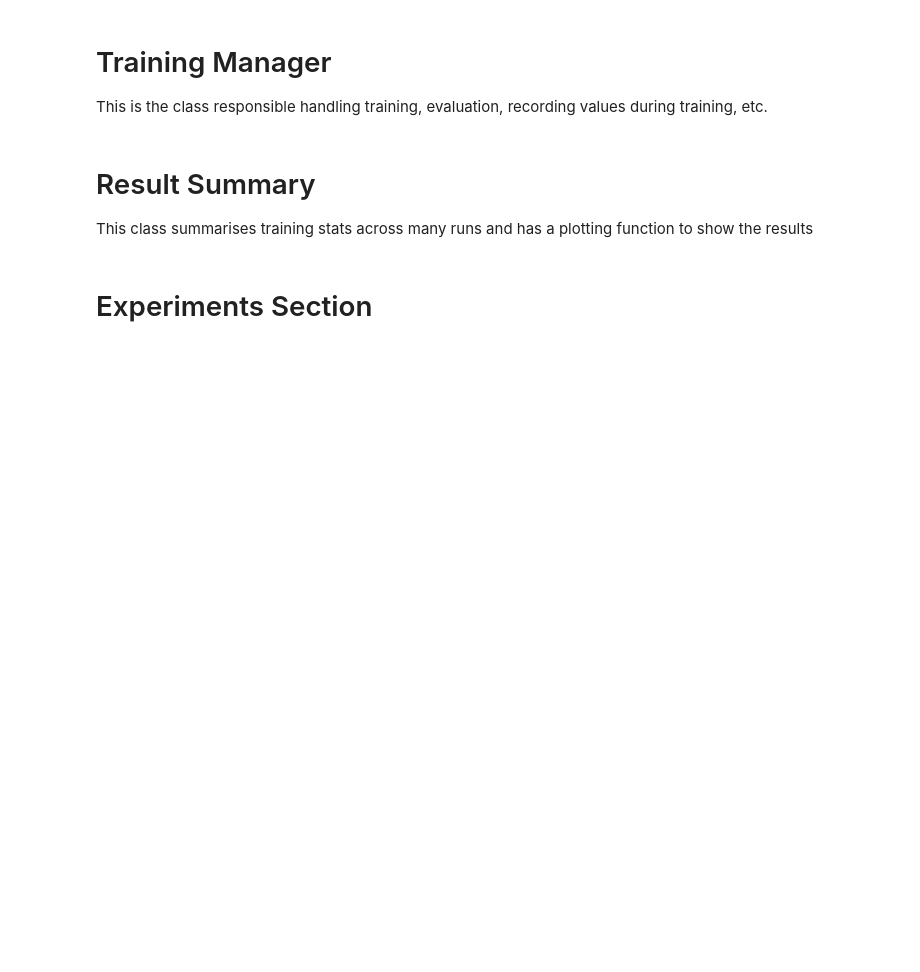
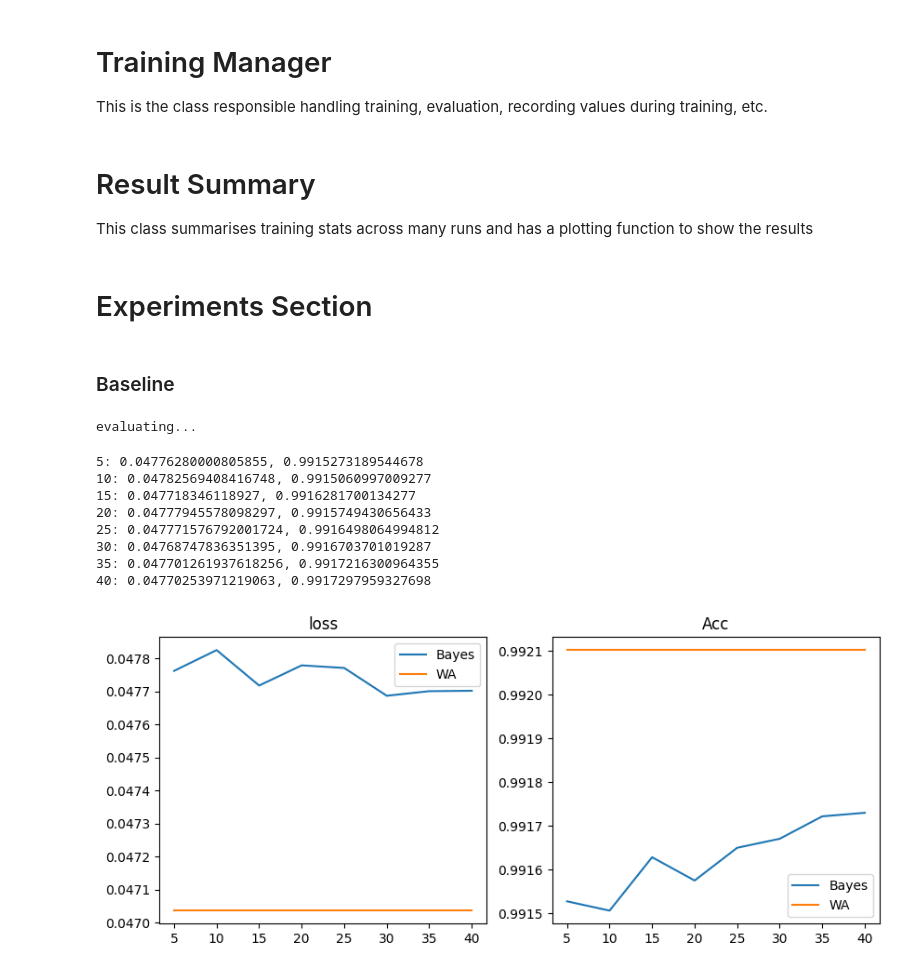
Before and after one commit to LeonY117/msc_project, a Jupyter notebook: notebooks/MC_Dropout.ipynb, the cells around one changed output. Saved outputs shown, nothing was run; the diff lists cells and outputs as text; code cells hidden in the pictures; blank space fills up the shorter version.

```diff
--- a/notebooks/MC_Dropout.ipynb
+++ b/notebooks/MC_Dropout.ipynb
@@ -43,2 +398,5 @@ Using cpu
+# %%
+train_dataset = MemoryDataset(X_train_raw, y_train_raw, train_transforms)
+val_dataset = MemoryDataset(X_val_raw, y_val_raw, val_transforms)
 # %% [markdown]
 ## DataLoader Definition
@@ -57,0 +736,22 @@ Define some key classes for training
+# %%
+class AccuracyMetric(object):
+  def __init__(self):
+    pass
+
+  def __call__(self, y_true, y_pred):
+    '''
+    Args
+    ----------
+    y_true: torch.tensor (n, 1, 224, 224)
+    y_pred: torch.tensor (n, 3, 224, 224)
+    '''
+    # select most probable class
+    y_pred = torch.argmax(y_pred, 1, keepdim=True) # TODO: do I need sigmoid in front of this?
+    mask = torch.where(y_true == 3, zeros_like(y_true), ones_like(y_true))
+
+    # correct pixels
+    diff = torch.where(y_pred == y_true, ones_like(y_true), zeros_like(y_true))
+    # filter
+    diff = accuracy = diff.sum() / mask.sum()
+
+    return accuracy
@@ -65,3 +1034,5 @@ This is the class responsible handling training, evaluation, recording values du
 This class summarises training stats across many runs and has a plotting function to show the results
 # %% [markdown]
 # Experiments Section
+# %% [markdown]
+### Baseline
@@ -67,0 +1041,24 @@ This class summarises training stats across many runs and has a plotting functio
+# %%
+config = {
+    'lr': 1e-4,
+    'weight_decay': 1e-5,
+    'k' : 10,
+    'encoder_dropout_config' : {'skip_1': 0.0, 'skip_2': 0.0, 'skip_3': 0.0, 'skip_4': 0.5, 'skip_5': 0.5 },
+    'decoder_dropout_config' : [0.5, 0.5, 0, 0]
+}
+
+training_manager = TrainingManager(dataloaders, config)
+# %%
+# training_manager.evaluate(mode='all')
+training_manager.plot_acc_vs_k()
+# %% [output]
+evaluating...
+5: 0.04776280000805855, 0.9915273189544678
+10: 0.04782569408416748, 0.9915060997009277
+15: 0.047718346118927, 0.9916281700134277
+20: 0.04777945578098297, 0.9915749430656433
+25: 0.047771576792001724, 0.9916498064994812
+30: 0.04768747836351395, 0.9916703701019287
+35: 0.047701261937618256, 0.9917216300964355
+40: 0.04770253971219063, 0.9917297959327698
+[figure, added]
```
Also changed, not shown: parts of 70 cells of this notebook.
